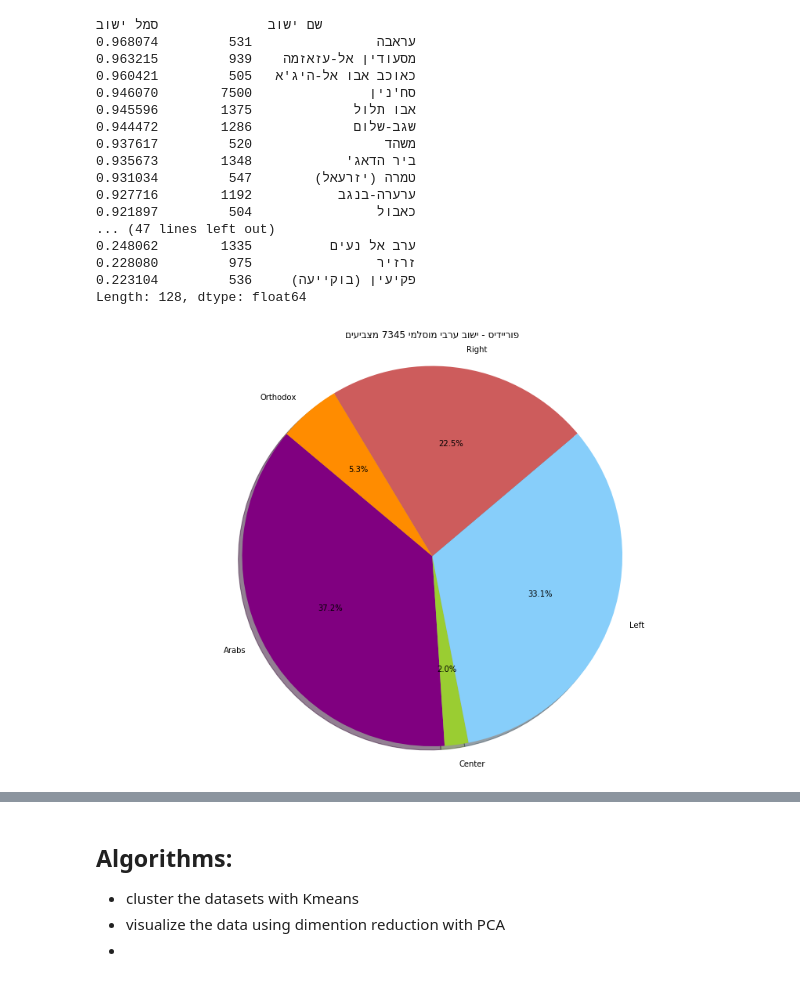
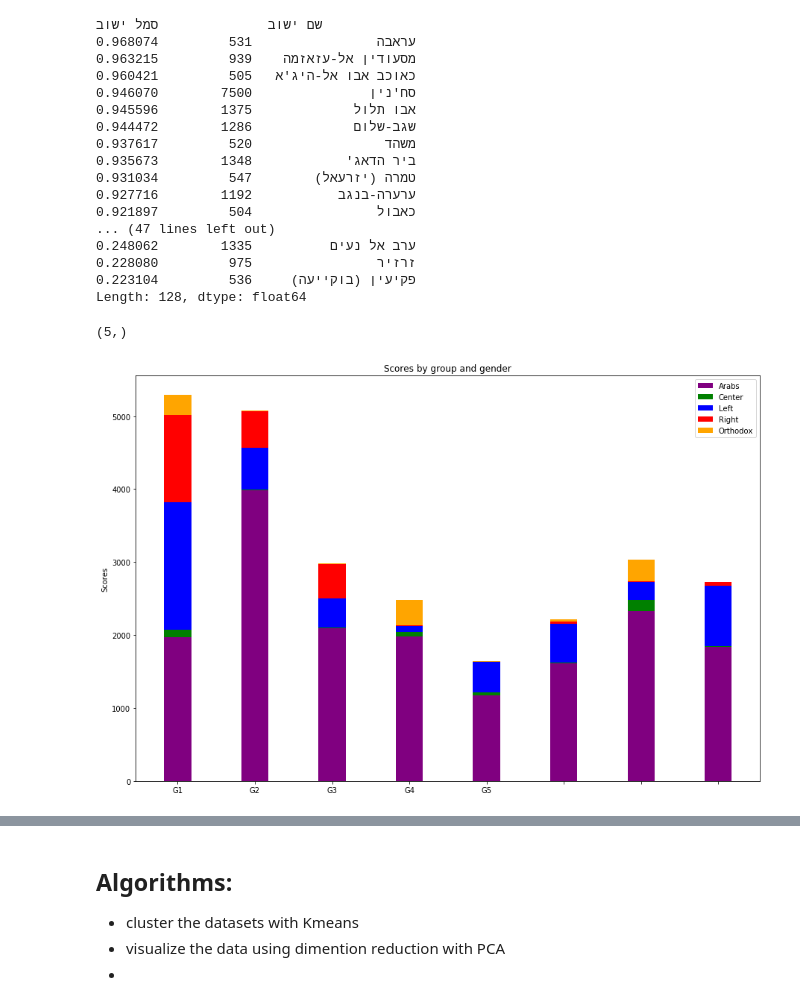
Before and after one commit to alexeyvasy/knesset-elections, a Jupyter notebook: Knesset Elections - Final Project.ipynb, the cells around one changed output, grey strips where cells are left out. Saved outputs shown, nothing was run; the diff lists cells and outputs as text; code cells hidden in the pictures.

```diff
--- a/Knesset Elections - Final Project.ipynb
+++ b/Knesset Elections - Final Project.ipynb
@@ -252,7 +252,7 @@ Total voting percentage in the 14th Knesset Elections:  0.7579820758914384
 | אבן יהודה | 182 | 9833 | 7582 | 20 | 7562 | 8 | 941 | 1944 | 4012 | 106 |
 | אבן מנחם | 1081 | 283 | 201 | 0 | 201 | 0 | 16 | 134 | 21 | 20 |
 # %%
-labels = "Arabs", "Center", "Left", "Right" , "Orthodox";
+ = "Arabs", "Center", "Left", "Right" , "Orthodox";
 colors = ['purple', "yellowgreen" , "lightskyblue", 'indianred', "darkorange" ]
 
 sizes21 = classified_summed_votes_list(knesset21elections)
@@ -382,21 +387,48 @@ arab_settlements = knesset21elections[knesset21elections["Arabs"] / knesset21ele
 זרזיר                975         0.228080
 פקיעין (בוקייעה)     536         0.223104
 Length: 128, dtype: float64
-# %%
-last_8_elections = [knesset21elections, knesset20elections, knesset19elections, knesset18elections, knesset17elections, knesset16elections, knesset15elections, knesset14elections]
-
-fig = plt.figure(figsize=(15,10))
-
-ax3 = plt.subplot(1,1,1)
-sizes_arabs = classified_summed_votes_list(knesset21elections.loc["פוריידיס"])
-ax3.pie(sizes_arabs, labels=labels, colors=colors, autopct='%1.1f%%', shadow=True, startangle=140)
-title2 = "פוריידיס - ישוב ערבי מוסלמי %d מצביעים" % int(knesset21elections.loc["פוריידיס"]["מצביעים"])
-ax3.set_title(title2[::-1])
-ax3.axis('equal')
-
-plt.show()
-# %% [output]
-[figure, removed]
+# %%
+last_8_elections = [knesset21elections, knesset20elections, knesset19elections, knesset18elections, knesset17elections, knesset16elections, knesset15elections, knesset14elections]
+
+fig = plt.figure(figsize=(15,10))
+ax3 = plt.subplot(1,1,1)
+
+sizes = np.zeros((5,8))
+i=0
+print(sizes[:,i].shape)
+for election in last_8_elections:
+    sizes[:,i] = classified_summed_votes_list(election.loc["פוריידיס"])
+    i+=1
+sizes
+
+#menMeans = (20, 35, 30, 35, 27)
+#womenMeans = (25, 32, 34, 20, 25)
+# menStd = (2, 3, 4, 1, 2)
+# womenStd = (3, 5, 2, 3, 3)
+indx = np.arange(8)    # the x locations for the groups
+width = 0.35       # the width of the bars: can also be len(x) sequence
+
+p1 = plt.bar(indx, sizes[0], width, color="purple")
+p2 = plt.bar(indx, sizes[1], width, bottom=sizes[0], color="green")
+p3 = plt.bar(indx, sizes[2], width, bottom=sizes[0]+sizes[1], color="Blue")
+p4 = plt.bar(indx, sizes[3], width, bottom=sizes[0]+sizes[1]+sizes[2], color="Red")
+p5 = plt.bar(indx, sizes[4], width, bottom=sizes[0]+sizes[1]+sizes[2]+sizes[3], color="orange")
+
+plt.ylabel('Scores')
+plt.title('Scores by group and gender')
+plt.xticks(ind, ('G1', 'G2', 'G3', 'G4', 'G5'))
+plt.legend(labels)
+
+plt.show()
+
+# title2 = "פוריידיס - ישוב ערבי מוסלמי %d מצביעים" % int(knesset21elections.loc["פוריידיס"]["מצביעים"])
+# ax3.set_title(title2[::-1])
+# ax3.axis('equal')
+
+# plt.show()
+# %% [output]
+(5,)
+[figure, added]
 # %%
 psulim_percentage = knesset21elections["פסולים"]/knesset21elections["מצביעים"]
 #print(psulim_percentage.sort_values(ascending=False))
```
Also changed, not shown: parts of 13 cells of this notebook.
